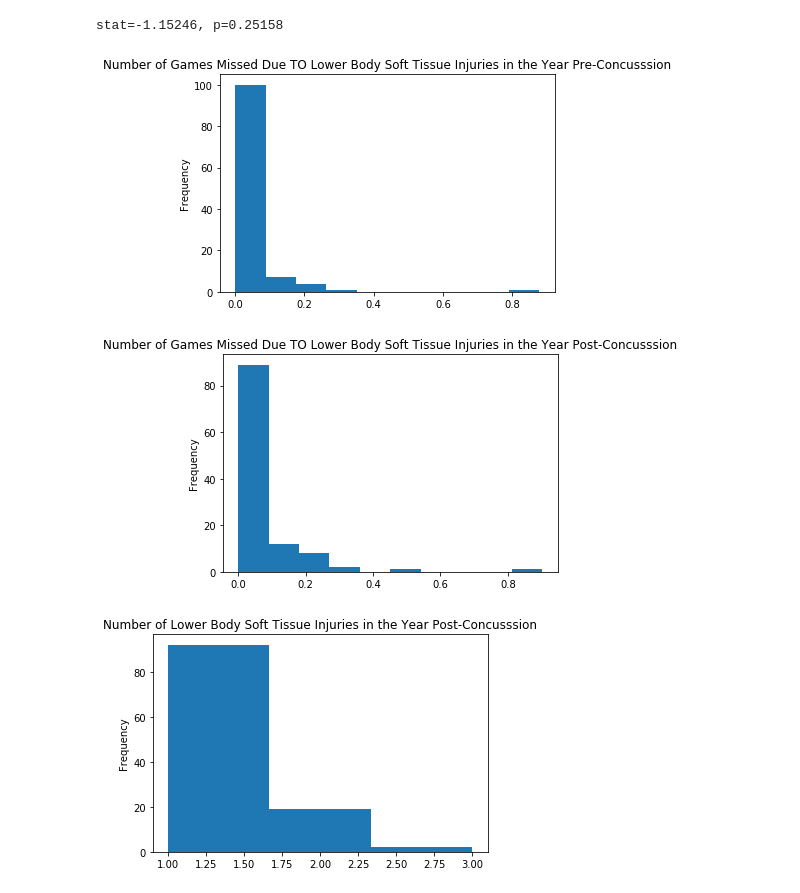
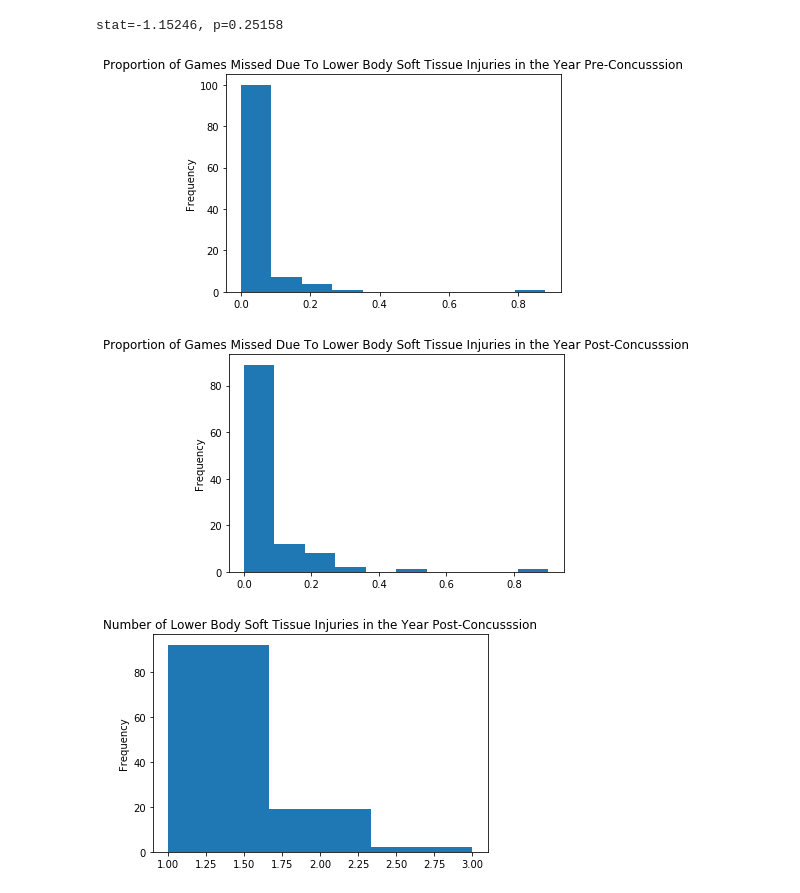
Before and after one commit to tylerfuelling/Analysis-on-the-Effects-of-Concussions-in-the-NBA, a Jupyter notebook: Injury Data Analysis Pre vs. Post Concussion.ipynb, the cells around one changed output. Saved outputs shown, nothing was run; the diff lists cells and outputs as text; code cells hidden in the pictures.

```diff
--- a/Injury Data Analysis Pre vs. Post Concussion.ipynb
+++ b/Injury Data Analysis Pre vs. Post Concussion.ipynb
@@ -78,25 +78,27 @@ stat=-1.15246, p=0.25158
 # %%
 # plot histogram for frequency of games missed 82 games pre-concussion
 # due to lower-body soft tissue injuries
 x = df['Relative Frequency Missed Pre Concussion']
 plt.hist(x, bins = 10)
 
-plt.title("Number of Games Missed Due TO Lower Body Soft Tissue Injuries in the Year Pre-Concusssion")
+plt.title("Proportion of Games Missed Due To Lower Body Soft Tissue \
+Injuries in the Year Pre-Concusssion")
 plt.ylabel("Frequency")
 plt.show()
 # %% [output]
-[figure, old version]
+[figure, new version]
 # %%
 # plot histogram for frequency of games missed 82 games post-concussion
 # due to lower-body soft tissue injuries
 y = df['Relative Frequency Missed Post Concussion']
 plt.hist(y, bins = 10)
 
-plt.title("Number of Games Missed Due TO Lower Body Soft Tissue Injuries in the Year Post-Concusssion")
+plt.title("Proportion of Games Missed Due To Lower Body Soft Tissue Injuries \
+in the Year Post-Concusssion")
 plt.ylabel("Frequency")
 plt.show()
 # %% [output]
-[figure, old version]
+[figure, new version]
 # %%
 # plot histogram for number of lower body soft tissue
 # injuries in the year pre-concussion
```
Also changed, not shown: parts of 2 cells of this notebook, 3 other files.
